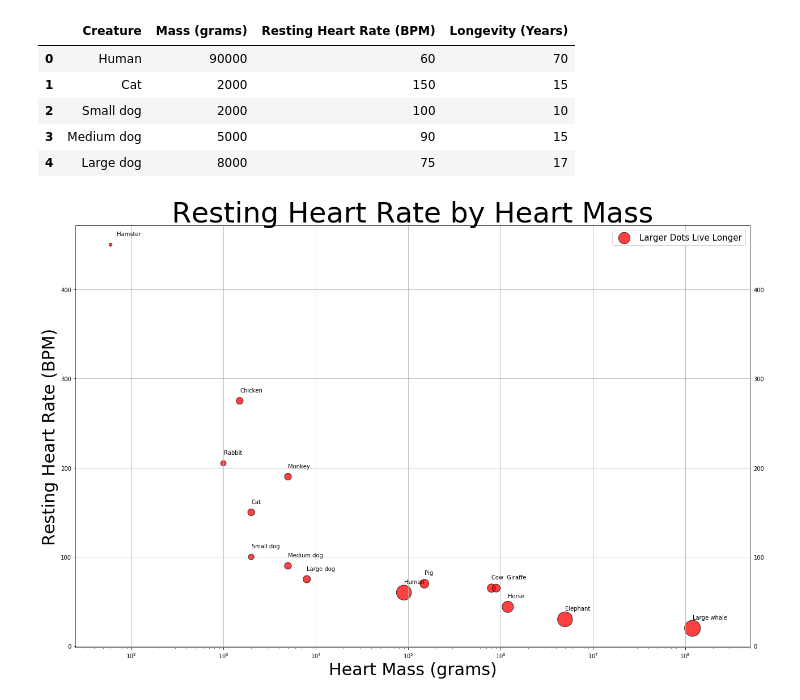
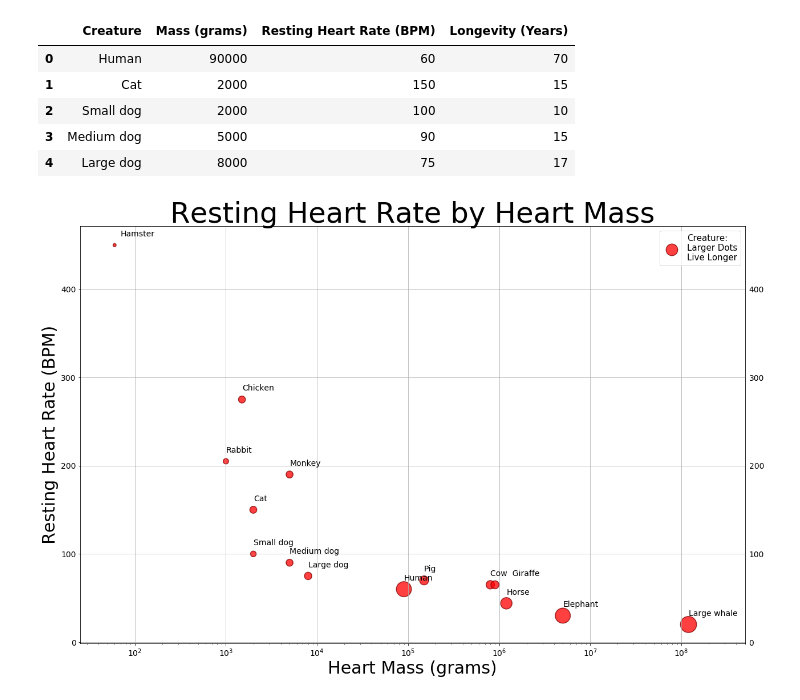
Before and after one commit to Agrattendick/DataVizHeartInfoAugust2019, a Jupyter notebook: HeartRateVisualization.ipynb, the cells around one changed output. Saved outputs shown, nothing was run; the diff lists cells and outputs as text; code cells hidden in the pictures.

Commit message:
ReadMe Update & Final Plot Work
Wrote ReadMe for the project and worked on some minor detail with the plot (adjusting colors and font sizes for readability).

```diff
--- a/HeartRateVisualization.ipynb
+++ b/HeartRateVisualization.ipynb
@@ -1,6 +1,7 @@
 # %%
 #Import Dependencies
 import matplotlib.pyplot as plt
+plt.rcParams.update({'font.size':14})
 import pandas as pd
 import numpy as np
 # %%
@@ -20,34 +21,38 @@ heart_df.head()
 #Marker Size
 mrkr_s = np.array(heart_df['Longevity (Years)'])*10
 
 #Plot the data
-heart_df.plot.scatter(x='Mass (grams)', y='Resting Heart Rate (BPM)', s=mrkr_s, alpha=.75, linewidth=1, figsize=(18,12),
-                      color='red', edgecolor='black')
+heart_df.plot.scatter(x='Mass (grams)', y='Resting Heart Rate (BPM)', s=mrkr_s, alpha=.75, linewidth=1.5, figsize=(18,12),
+                      color='red', edgecolor='maroon')
 
 #Titles
 plt.title('Resting Heart Rate by Heart Mass', fontsize=50)
 plt.xlabel('Heart Mass (grams)', fontsize=30)
 plt.ylabel('Resting Heart Rate (BPM)', fontsize=30)
 
 #Legend
-plt.legend(('Larger Dots Live Longer',), fontsize=15, loc='upper right')
+plt.legend(('Creature:'
+            '\n'
+            'Larger Dots'
+            '\n'
+            'Live Longer',), fontsize=15, loc='upper right')
 
 #Grid & Axis Values
 plt.grid(True)
 plt.tick_params(labelright=True)
 plt.xscale('log')
 plt.xlim(25, 500000000)
 
 #Annotation of Datapoints
 xaxis= np.array(heart_df['Mass (grams)'])
 yaxis= np.array(heart_df['Resting Heart Rate (BPM)'])
 variable_label = np.array(heart_df['Creature'])
 
 for i, txt in enumerate(variable_label):
     plt.annotate(txt, (xaxis[i]+10, yaxis[i]+10))
 
 #Save Figure
 plt.tight_layout()
 #plt.savefig('Images/Resting_Heart_Rate_by_Heart Mass.png')
 # %% [output]
-[figure, old version]
+[figure, new version]
```
Also changed, not shown: 2 other files.
